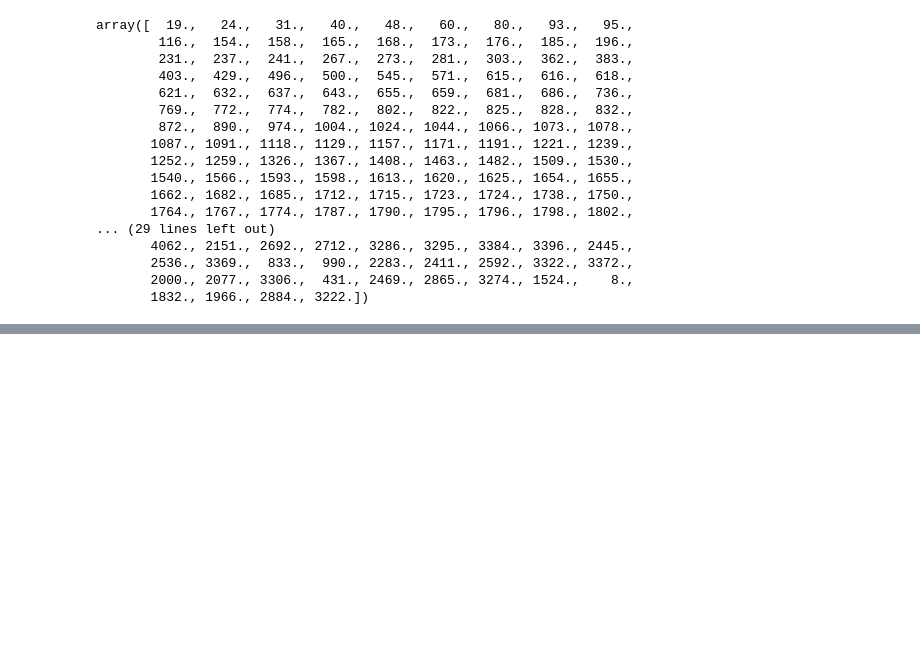
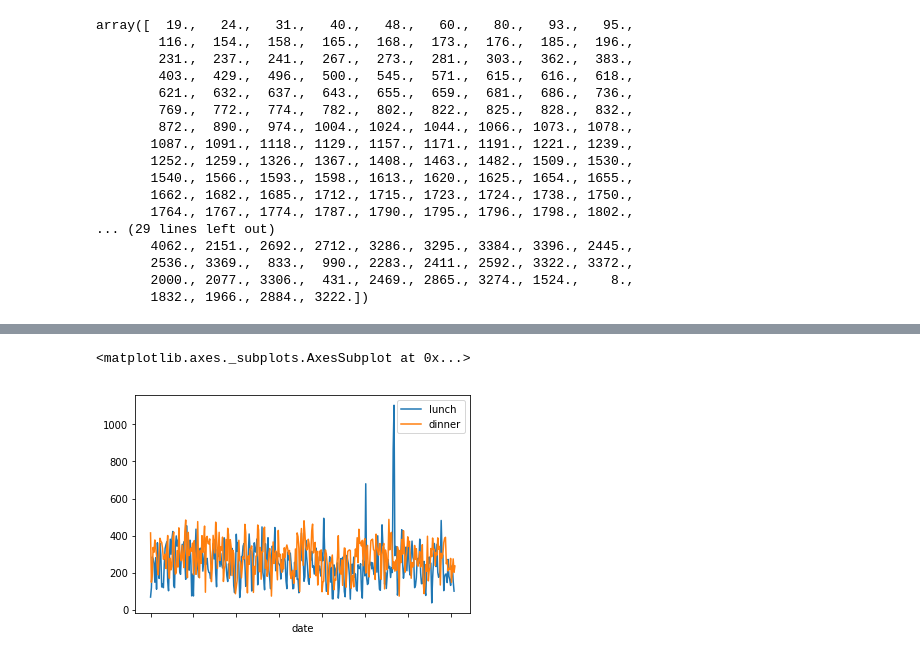
Before and after one commit to luke-zhu/brown-datathon-2018, a Jupyter notebook: notebooks/Upserve Getting Started.ipynb, the cells around one changed output, grey strips where cells are left out. Cells and saved outputs as stored; diff of their text form; code cells hidden in the pictures; blank space fills up the shorter version.

```diff
--- a/notebooks/Upserve Getting Started.ipynb
+++ b/notebooks/Upserve Getting Started.ipynb
@@ -34,0 +116,8 @@ store_food_df.plot(x='date', y='total_sales')
+# %%
+import matplotlib.pyplot as plt
+
+ax = overall[overall['store_id'] == 19][overall['shift_bin'] == 'Lunch'].plot.line(x='date', y='total_sales', label='lunch')
+overall[overall['store_id'] == 19][overall['shift_bin'] == 'Dinner'].plot.line(x='date', y='total_sales', ax=ax, label='dinner')
+# %% [output]
+<matplotlib.axes._subplots.AxesSubplot at 0x...>
+[figure, added]
```
Also changed, not shown: parts of 12 cells of this notebook, 1 other file.
